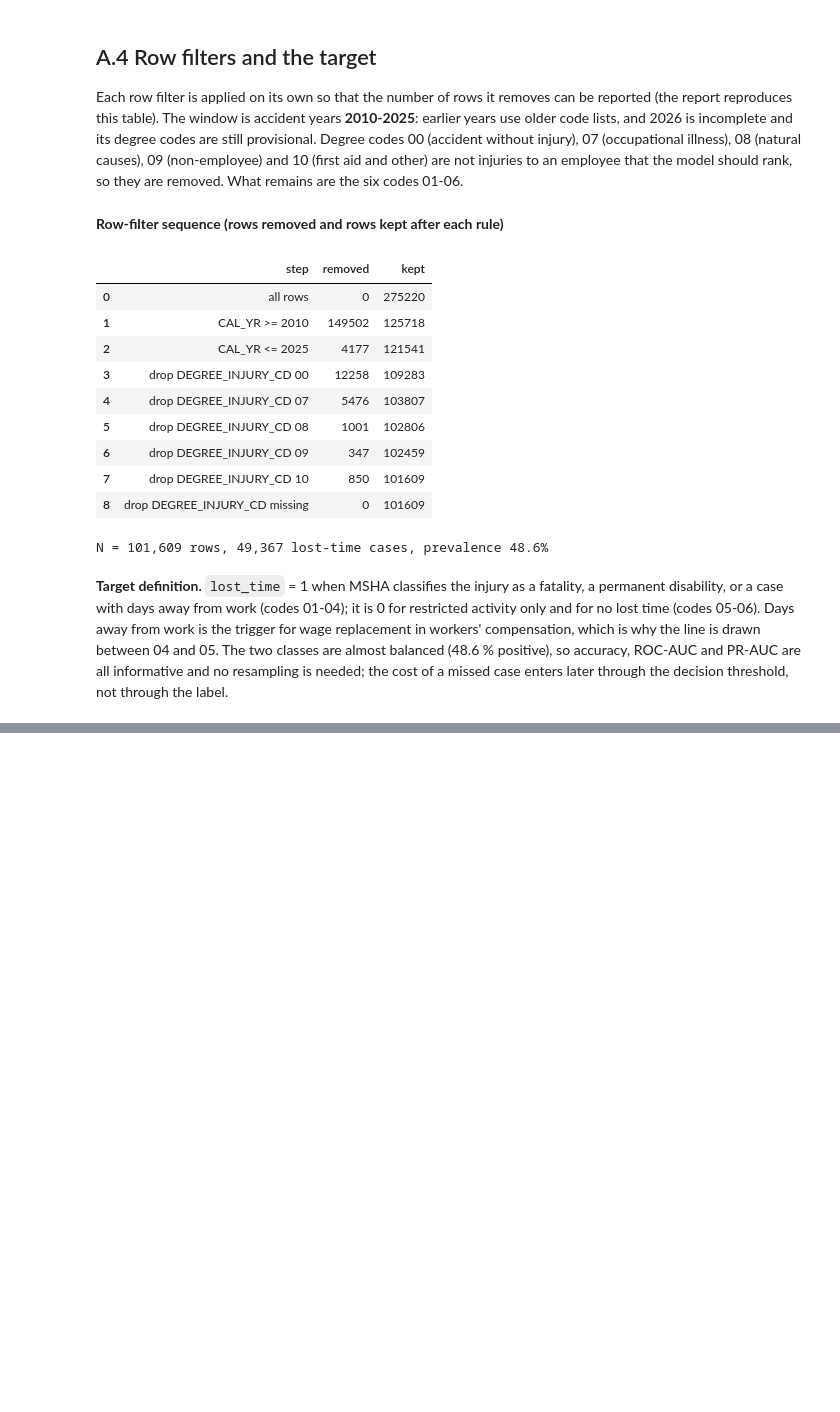
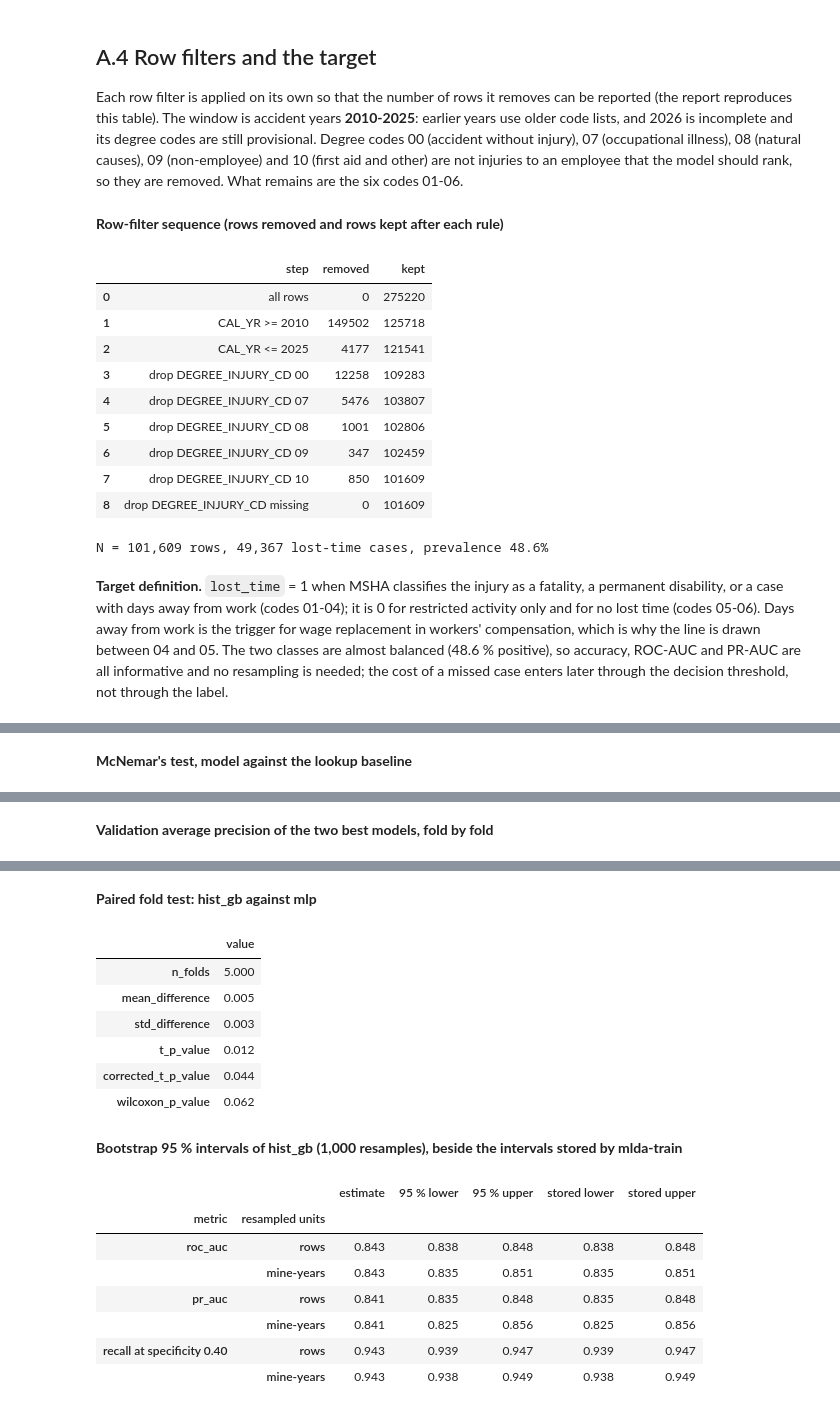
Before and after one commit to wiut13130/mlda-cw1, a Jupyter notebook: notebooks/01_end_to_end.ipynb, the cells around one changed output, grey strips where cells are left out. Saved outputs shown, nothing was run; the diff lists cells and outputs as text; code cells hidden in the pictures; blank space fills up the shorter version.

```diff
--- a/notebooks/01_end_to_end.ipynb
+++ b/notebooks/01_end_to_end.ipynb
@@ -3559,0 +3093,60 @@ deployed address is given in the README ("see README"); the app also runs locall
+# %%
+from types import SimpleNamespace
+
+from mlda.tuning import fold_scores
+
+stored_tests = json.loads((METRICS_DIR / "statistical_tests.json").read_text(encoding="utf-8"))
+mcnemar_rows = []
+for label, key, t_best, t_lookup in (
+    ("threshold 0.5", "at_0.5", 0.5, 0.5),
+    ("specificity 0.40 operating threshold", f"at_{OPERATING_KEY}", thresholds[best][OPERATING_KEY], thresholds[lookup][OPERATING_KEY]),
+):
+    outcome = mcnemar_test(y_test, proba[best] >= t_best, proba[lookup] >= t_lookup, groups=g_test)
+    stored = stored_tests["mcnemar_best_vs_lookup"][key]
+    mcnemar_rows.append(
+        {
+            "comparison": f"{best} against the lookup rule, {label}",
+            "only the model right": outcome["n_a_only"],
+            "only the lookup right": outcome["n_b_only"],
+            "accuracy (model)": outcome["accuracy_a"],
+            "accuracy (lookup)": outcome["accuracy_b"],
+            "p, rows independent": f"{outcome['p_value']:.2e}",
+            "p, clustered by mine-year": f"{outcome['clustered_p_value']:.2e}",
+            "stored clustered p": f"{stored['clustered_p_value']:.2e}" if stored["model_a"] == best else "n/a (other model)",
+        }
+    )
+with pd.option_context("display.max_colwidth", None):
+    show_table(pd.DataFrame(mcnemar_rows).set_index("comparison"), "McNemar's test, model against the lookup baseline")
+
+first, second = ranking[0], ranking[1]
+comparable = fit_rows[first] == fit_rows[second] == len(y_train)       # both searched on all training rows
+scores_first = fold_scores(SimpleNamespace(cv_results_df=cv_tables[first]))
+scores_second = fold_scores(SimpleNamespace(cv_results_df=cv_tables[second]))
+fold_table = pd.DataFrame({first: scores_first, second: scores_second}, index=[f"fold {i + 1}" for i in range(len(scores_first))])
+show_table(fold_table, "Validation average precision of the two best models, fold by fold")
+if comparable:
+    paired = paired_fold_test(scores_first, scores_second)
+    keys = ["n_folds", "mean_difference", "std_difference", "t_p_value", "corrected_t_p_value", "wilcoxon_p_value"]
+    paired_table = pd.Series({k: paired[k] for k in keys}, name="value").to_frame()
+    show_table(paired_table, f"Paired fold test: {first} against {second}")
+else:
+    print(f"{first} and {second} were not fitted on the same rows (sample cap), so their folds are not comparable; no p-value is given")
+
+# 1,000 resamples with the seed of mlda-train, so the intervals equal those of statistical_tests.json and of the report.
+N_BOOT = 1000
+stored_boot = stored_tests["bootstrap_best_model"]
+bootstrap_rows = []
+for metric, threshold in (("roc_auc", 0.5), ("pr_auc", 0.5), ("recall", thresholds[best][OPERATING_KEY])):
+    for resampling, cluster, stored_key in (("rows", None, "rows"), ("mine-years", g_test, "mine_years")):
+        interval = bootstrap_ci(y_test, proba[best], metric, threshold, n_boot=N_BOOT, groups=cluster)
+        stored_metric = metric if metric != "recall" else f"recall_at_{OPERATING_KEY}"
+        stored_interval = stored_boot["metrics"].get(stored_metric, {}).get(stored_key, {}) if stored_boot["model"] == best else {}
+        bootstrap_rows.append(
+            {"metric": metric if metric != "recall" else "recall at specificity 0.40", "resampled units": resampling,
+             "estimate": interval["estimate"], "95 % lower": interval["lower"], "95 % upper": interval["upper"],
+             "stored lower": stored_interval.get("lower", np.nan), "stored upper": stored_interval.get("upper", np.nan)}
+        )
+show_table(pd.DataFrame(bootstrap_rows).set_index(["metric", "resampled units"]),
+           f"Bootstrap 95 % intervals of {best} ({N_BOOT:,} resamples), beside the intervals stored by mlda-train")
+# %% [output]
+**McNemar's test, model against the lookup baseline**
@@ -3559,0 +3157 @@ deployed address is given in the README ("see README"); the app also runs locall
+**Validation average precision of the two best models, fold by fold**
@@ -3559,0 +3164,17 @@ deployed address is given in the README ("see README"); the app also runs locall
+**Paired fold test: hist_gb against mlp**
+|  | value |
+| n_folds | 5.000 |
+| mean_difference | 0.005 |
+| std_difference | 0.003 |
+| t_p_value | 0.012 |
+| corrected_t_p_value | 0.044 |
+| wilcoxon_p_value | 0.062 |
+**Bootstrap 95 % intervals of hist_gb (1,000 resamples), beside the intervals stored by mlda-train**
+|  |  | estimate | 95 % lower | 95 % upper | stored lower | stored upper |
+| metric | resampled units |  |  |  |  |  |
+| roc_auc | rows | 0.843 | 0.838 | 0.848 | 0.838 | 0.848 |
+|  | mine-years | 0.843 | 0.835 | 0.851 | 0.835 | 0.851 |
+| pr_auc | rows | 0.841 | 0.835 | 0.848 | 0.835 | 0.848 |
+|  | mine-years | 0.841 | 0.825 | 0.856 | 0.825 | 0.856 |
+| recall at specificity 0.40 | rows | 0.943 | 0.939 | 0.947 | 0.939 | 0.947 |
+|  | mine-years | 0.943 | 0.938 | 0.949 | 0.938 | 0.949 |
```
Also changed, not shown: parts of 199 cells of this notebook, 27 other files.
